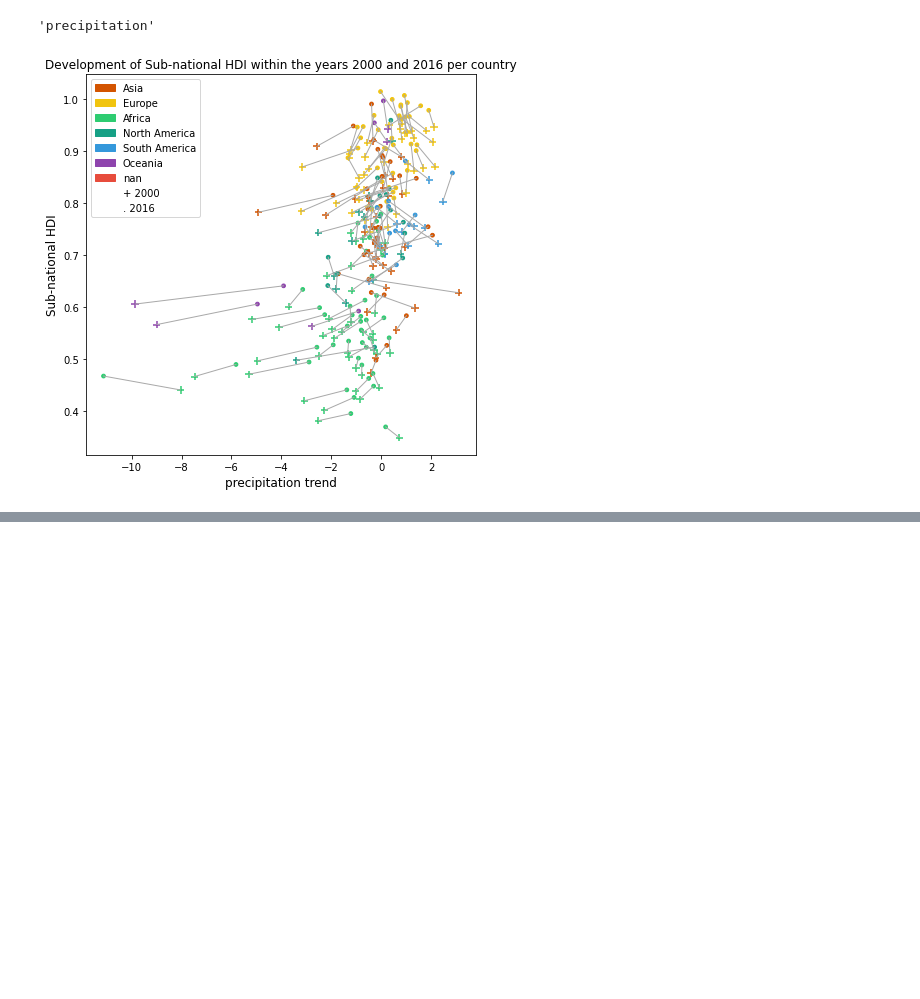
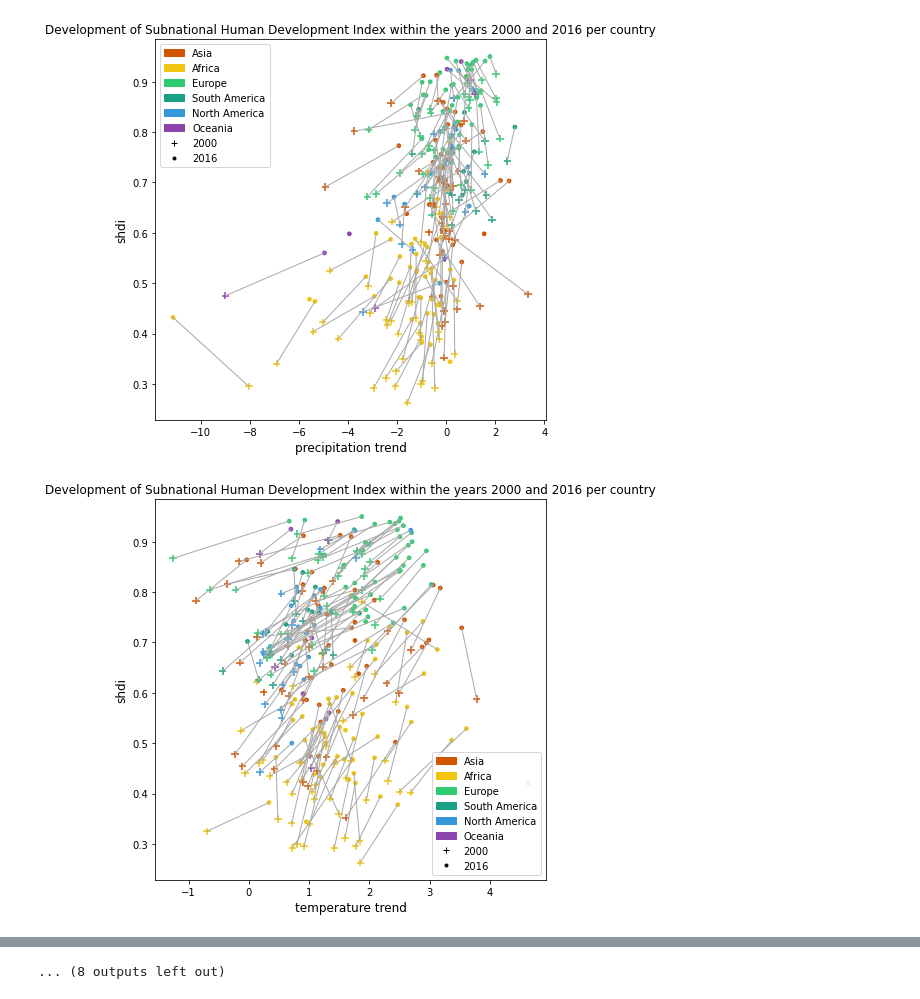
Before and after one commit to mcc-apsis/CVM3, a Jupyter notebook: figure_impact.ipynb, the cells around one changed output, grey strips where cells are left out. Drawn from its saved outputs; the diff is of its cells as text; code cells hidden in the pictures; blank space fills up the shorter version.

```diff
--- a/figure_impact.ipynb
+++ b/figure_impact.ipynb
@@ -23,4 +28,4 @@ df = pd.concat([dat1,dat2])
 # merge climate data and indicator
 df = df.merge(prec, how="left", left_on=['year','GDLCODE'], right_on=['year', 'GDLcode'] ).drop(columns='GDLcode')
 df = df.merge(temp, how="left", left_on=['year','GDLCODE'], right_on=['year', 'GDLcode']  ).drop(columns='GDLcode')
-df = df.merge(cont_country, how='left', on='Country')
+df = df.merge(count_cont, how="left", left_on=["country"], right_on=["Country"]).drop(columns="Country")
@@ -35,0 +32,11 @@ df.head()
+# %%
+year1 = 2000
+year2 = 2016
+soc_data = "esch"
+climate_data = 'temperature_trend'
+
+df_country = df.loc[df.level=='National'].drop_duplicates(subset=['Continent','country','year'])
+df_country_pivot = df_country.pivot(index=['Continent','country'], columns='year', values=[soc_data, climate_data])
+df_country_pivot.columns = [f'{i[0]}_{i[1]}' for i in df_country_pivot.columns]
+df_country_pivot = df_country_pivot.reset_index()
+df_country_pivot = df_country_pivot.merge(colors, how='left', on='Continent')
@@ -60,31 +161,8 @@ df_country_pivot = df_country_pivot.merge(colors, how='left', on='Continent')
-# %%
-climate_data.split('_')[0]
-# %% [output]
-'precipitation'
-# %%
-# development on country level because of too many data points
-import matplotlib.patches as mpatches #Ellipse
-fig, ax = plt.subplots(figsize=(7,7))
-
-for i, row in df_country_pivot.iterrows():
-    plt.plot([row[f'{climate_data}_{year1}'], row[f'{climate_data}_{year2}']],
-             [row[f'{soc_data}_{year1}'], row[f'{soc_data}_{year2}']],
-             color='darkgrey', ms=0, linewidth=1
-            )
-plt.scatter(df_country_pivot[f'{climate_data}_{year1}'], df_country_pivot[f'{soc_data}_{year1}'], color=df_country_pivot.solid_color, marker='+', s=55, label=f'{year1} - real')
-plt.scatter(df_country_pivot[f'{climate_data}_{year2}'], df_country_pivot[f'{soc_data}_{year2}'], color=df_country_pivot.solid_color, marker='.', s=55, label=f'{year2} - fake')
-plt.xlabel(f"{climate_data.split('_')[0]} trend", size=12)
-plt.ylabel(soc_data,size=12)
-plt.title(f'Development of {soc_data} within the years {year1} and {year2} per country')
-
-legend_labels = []
-for i, row in colors.iterrows():
-    legend_labels.append(mpatches.Patch(color=row.solid_color, label=row.Continent))
-legend_labels.extend([
-    mpatches.Patch(color='white', label=f'+ {year1}'),
-    mpatches.Patch(color='white', label=f'. {year2}')
-])
-plt.legend(handles=legend_labels)
-fig.savefig('temp_hdi_one_plot.png')
-# %% [output]
-[figure, removed]
+# %%
+for ind in indicator.keys():
+    for climate_dat in ["precipitation_trend", "temperature_trend"]:
+        for take_mean in [False]:
+            plot_dev(soc_data=ind, climate_data=climate_dat, take_mean=take_mean)
+# %% [output]
+[figure, added]
+[figure, added]
@@ -91,3 +179,4 @@ fig.savefig('temp_hdi_one_plot.png')
+... (8 outputs left out)
 # %%
 # development on country level because of too many data points
 fig, ax = plt.subplots(1, 2, figsize=(14,7))
```
Also changed, not shown: parts of 9 cells of this notebook, 4 other files.
